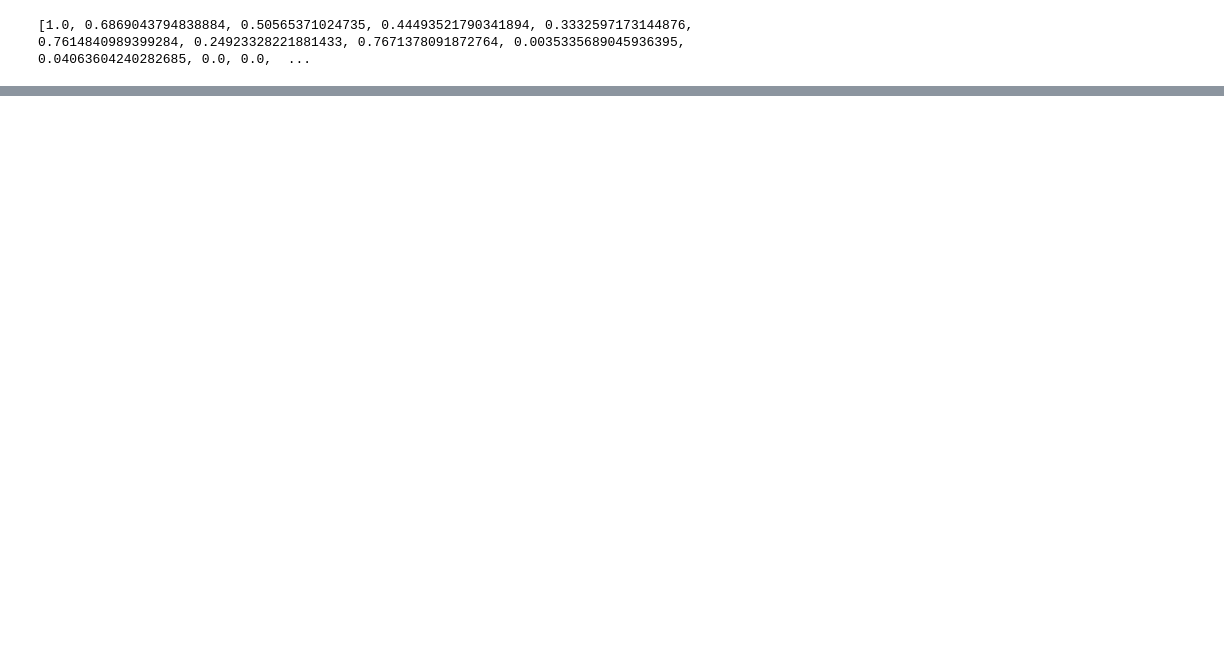
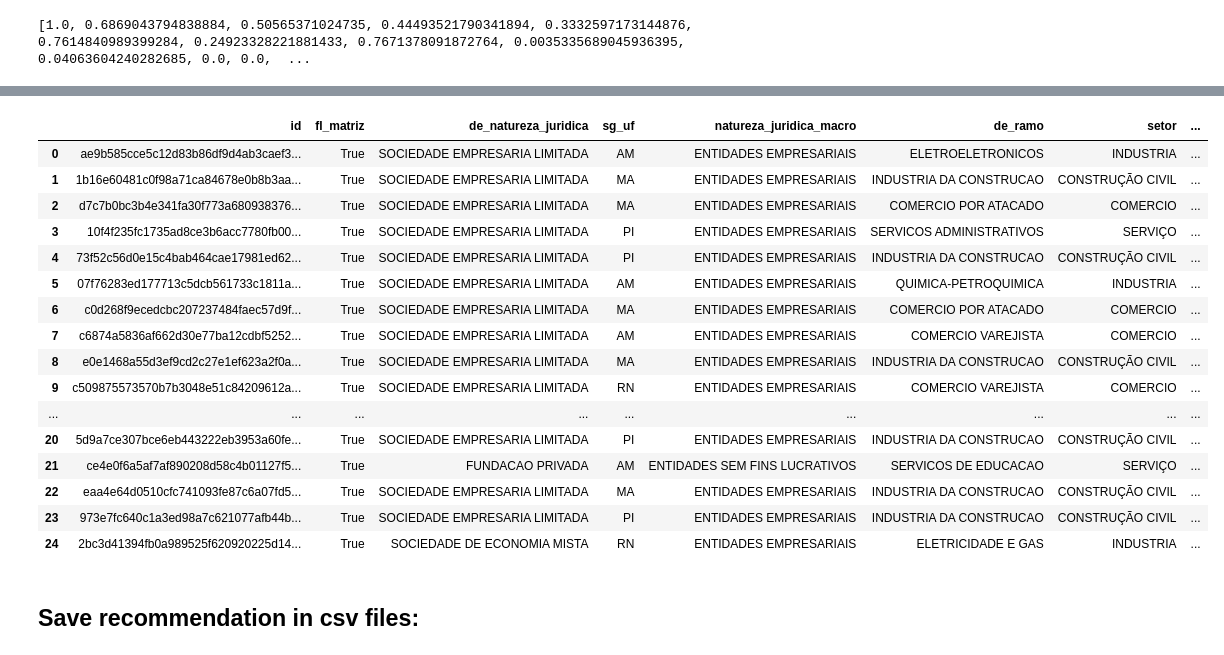
Before and after one commit to codenation-dev/squad-4-ad-data-science-1, a Jupyter notebook: analysis/Class_Recommender_systems.ipynb, the cells around one changed output, grey strips where cells are left out. Saved outputs shown, nothing was run; the diff lists cells and outputs as text; code cells hidden in the pictures; blank space fills up the shorter version.

```diff
--- a/analysis/Class_Recommender_systems.ipynb
+++ b/analysis/Class_Recommender_systems.ipynb
@@ -62,6 +60,6 @@ dicionario = pd.read_csv("dicionario.csv")
 # %%
 # Adjust for viewing:
-#pd.set_option('display.max_colwidth', -1)
+pd.set_option('display.max_colwidth', -1)
 pd.set_option('display.max_columns', len(market.columns))
 pd.set_option('display.max_rows', len(market))
 
@@ -703,0 +606,7 @@ full_top25_recommendation.head()
+# %%
+#Get distances between centroid value and predictions:
+z = recommendation.drop(['id', 'id_num','cliente', 'pred_1', 'pred_2', 'pred_3','predict_sum' ], axis=1)
+recommendation['dist_centroid'] = z.apply(lambda x: distance.euclidean(x, default_customer), axis=1)
+# %%
+# Order by distance of_centroid:
+recommendation = recommendation.sort_values(by='dist_centroid', ascending=True)
@@ -703,0 +662,24 @@ full_top25_recommendation.head()
+# %%
+# Full Top25_recommendations:
+Top25_recommendations = recommendation_full.head(25)
+Top25_recommendations
+# %% [output]
+|  | id | fl_matriz | de_natureza_juridica | sg_uf | natureza_juridica_macro | de_ramo | setor | ... |
+| 0 | ae9b585cce5c12d83b86df9d4ab3caef3... | True | SOCIEDADE EMPRESARIA LIMITADA | AM | ENTIDADES EMPRESARIAIS | ELETROELETRONICOS | INDUSTRIA | ... |
+| 1 | 1b16e60481c0f98a71ca84678e0b8b3aa... | True | SOCIEDADE EMPRESARIA LIMITADA | MA | ENTIDADES EMPRESARIAIS | INDUSTRIA DA CONSTRUCAO | CONSTRUÇÃO CIVIL | ... |
+| 2 | d7c7b0bc3b4e341fa30f773a680938376... | True | SOCIEDADE EMPRESARIA LIMITADA | MA | ENTIDADES EMPRESARIAIS | COMERCIO POR ATACADO | COMERCIO | ... |
+| 3 | 10f4f235fc1735ad8ce3b6acc7780fb00... | True | SOCIEDADE EMPRESARIA LIMITADA | PI | ENTIDADES EMPRESARIAIS | SERVICOS ADMINISTRATIVOS | SERVIÇO | ... |
+| 4 | 73f52c56d0e15c4bab464cae17981ed62... | True | SOCIEDADE EMPRESARIA LIMITADA | PI | ENTIDADES EMPRESARIAIS | INDUSTRIA DA CONSTRUCAO | CONSTRUÇÃO CIVIL | ... |
+| 5 | 07f76283ed177713c5dcb561733c1811a... | True | SOCIEDADE EMPRESARIA LIMITADA | AM | ENTIDADES EMPRESARIAIS | QUIMICA-PETROQUIMICA | INDUSTRIA | ... |
+| 6 | c0d268f9ecedcbc207237484faec57d9f... | True | SOCIEDADE EMPRESARIA LIMITADA | MA | ENTIDADES EMPRESARIAIS | COMERCIO POR ATACADO | COMERCIO | ... |
+| 7 | c6874a5836af662d30e77ba12cdbf5252... | True | SOCIEDADE EMPRESARIA LIMITADA | AM | ENTIDADES EMPRESARIAIS | COMERCIO VAREJISTA | COMERCIO | ... |
+| 8 | e0e1468a55d3ef9cd2c27e1ef623a2f0a... | True | SOCIEDADE EMPRESARIA LIMITADA | MA | ENTIDADES EMPRESARIAIS | INDUSTRIA DA CONSTRUCAO | CONSTRUÇÃO CIVIL | ... |
+| 9 | c509875573570b7b3048e51c84209612a... | True | SOCIEDADE EMPRESARIA LIMITADA | RN | ENTIDADES EMPRESARIAIS | COMERCIO VAREJISTA | COMERCIO | ... |
+| ... | ... | ... | ... | ... | ... | ... | ... | ... |
+| 20 | 5d9a7ce307bce6eb443222eb3953a60fe... | True | SOCIEDADE EMPRESARIA LIMITADA | PI | ENTIDADES EMPRESARIAIS | INDUSTRIA DA CONSTRUCAO | CONSTRUÇÃO CIVIL | ... |
+| 21 | ce4e0f6a5af7af890208d58c4b01127f5... | True | FUNDACAO PRIVADA | AM | ENTIDADES SEM FINS LUCRATIVOS | SERVICOS DE EDUCACAO | SERVIÇO | ... |
+| 22 | eaa4e64d0510cfc741093fe87c6a07fd5... | True | SOCIEDADE EMPRESARIA LIMITADA | MA | ENTIDADES EMPRESARIAIS | INDUSTRIA DA CONSTRUCAO | CONSTRUÇÃO CIVIL | ... |
+| 23 | 973e7fc640c1a3ed98a7c621077afb44b... | True | SOCIEDADE EMPRESARIA LIMITADA | PI | ENTIDADES EMPRESARIAIS | INDUSTRIA DA CONSTRUCAO | CONSTRUÇÃO CIVIL | ... |
+| 24 | 2bc3d41394fb0a989525f620920225d14... | True | SOCIEDADE DE ECONOMIA MISTA | RN | ENTIDADES EMPRESARIAIS | ELETRICIDADE E GAS | INDUSTRIA | ... |
+# %% [markdown]
+## Save recommendation in csv files:
```
Also changed, not shown: parts of 56 cells of this notebook.
